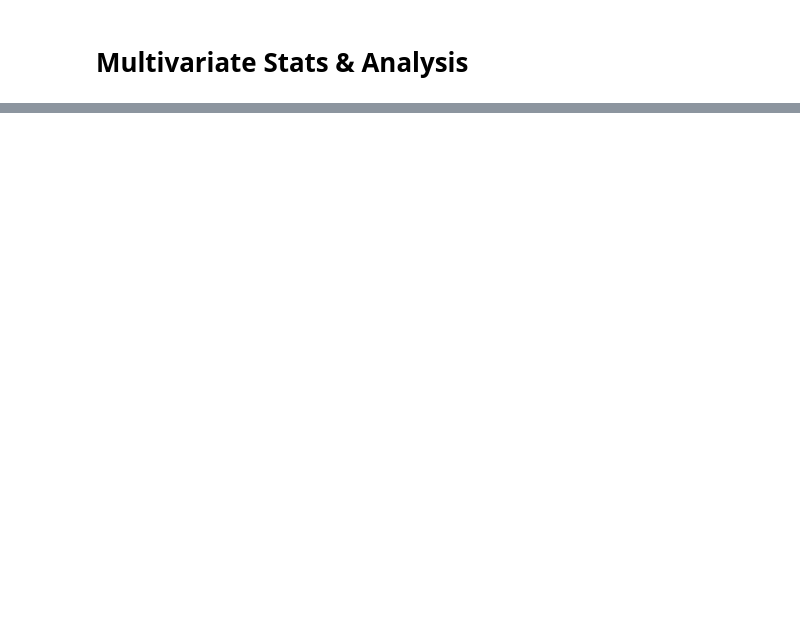
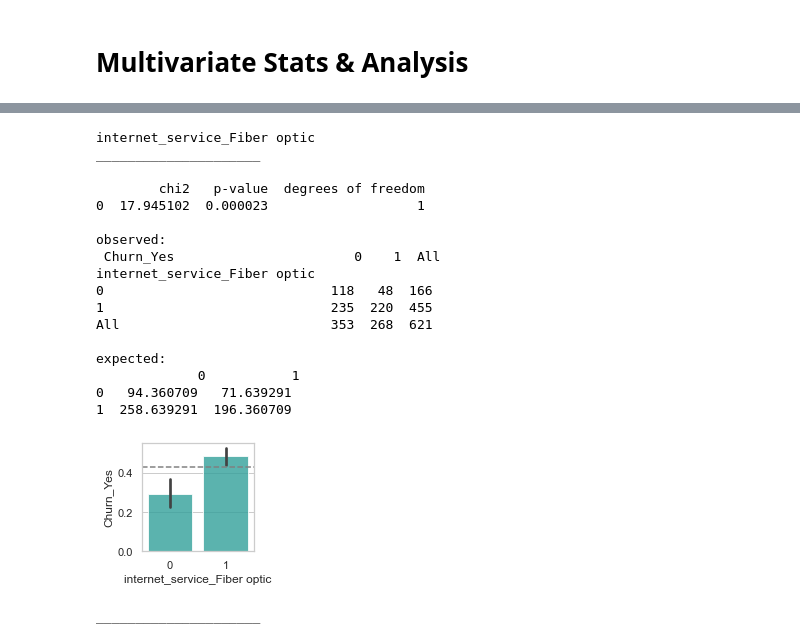
Before and after one commit to ljackson707/classification_project, a Jupyter notebook: test_functions .ipynb, the cells around one changed output, grey strips where cells are left out. Saved outputs shown, nothing was run; the diff lists cells and outputs as text; code cells hidden in the pictures; blank space fills up the shorter version.

```diff
--- a/test_functions .ipynb
+++ b/test_functions .ipynb
@@ -393,0 +474,24 @@ weighted avg       0.77      0.78      0.78      1691
+# %%
+senior_subset = train[train.senior_citizen==1]
+
+explore.explore_bivariate_categorical(senior_subset, 'Churn_Yes', 'internet_service_Fiber optic')
+# %% [output]
+internet_service_Fiber optic
+_____________________
+
+        chi2   p-value  degrees of freedom
+0  17.945102  0.000023                   1
+
+observed:
+ Churn_Yes                       0    1  All
+internet_service_Fiber optic
+0                             118   48  166
+1                             235  220  455
+All                           353  268  621
+
+expected:
+             0           1
+0   94.360709   71.639291
+1  258.639291  196.360709
+[figure, added]
+_____________________
```
Also changed, not shown: parts of 14 cells of this notebook, 2 other files.
